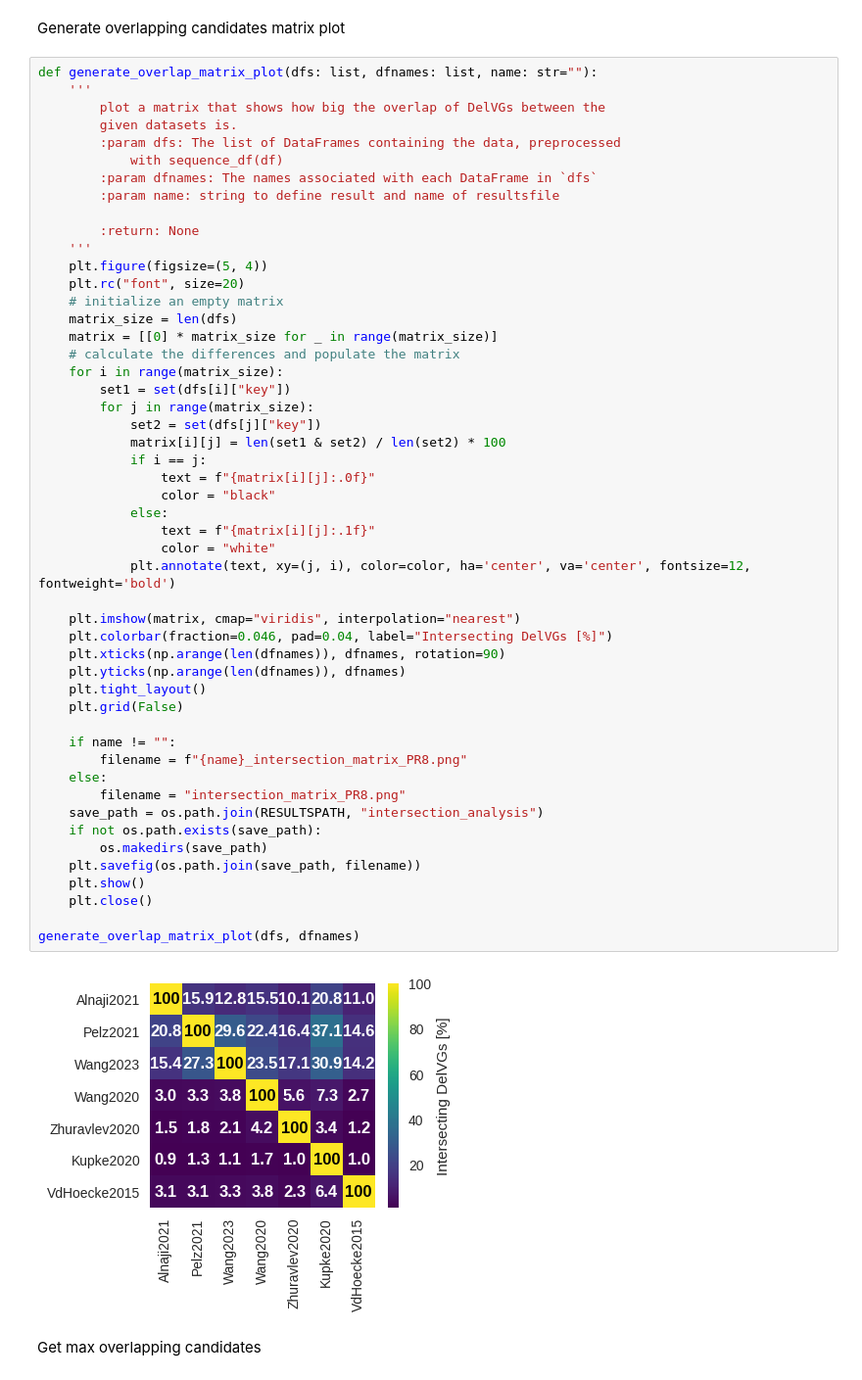
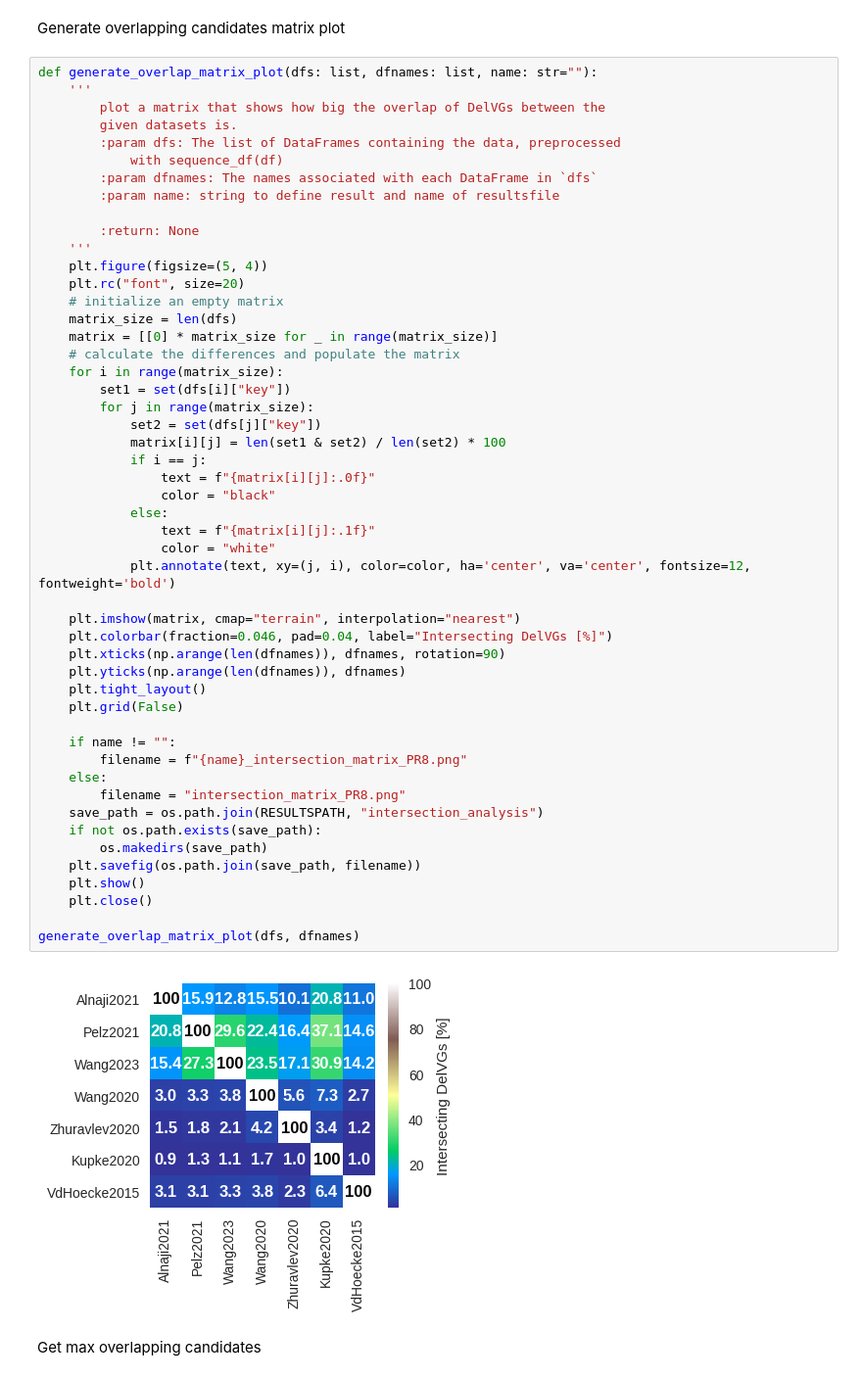
Before and after one commit to viraidip/DIP_meta-study, a Jupyter notebook: src/intersection_analysis/intersection_analysis.ipynb, the cells around one changed output. Shown at 98% size. Drawn from its saved outputs; the diff is of its cells as text.

Commit message:
Updates for image quality

```diff
--- a/src/intersection_analysis/intersection_analysis.ipynb
+++ b/src/intersection_analysis/intersection_analysis.ipynb
@@ -84,35 +84,35 @@ def generate_overlap_matrix_plot(dfs: list, dfnames: list, name: str=""):
         for j in range(matrix_size):
             set2 = set(dfs[j]["key"])
             matrix[i][j] = len(set1 & set2) / len(set2) * 100
             if i == j:
                 text = f"{matrix[i][j]:.0f}"
                 color = "black"
             else:
                 text = f"{matrix[i][j]:.1f}"
                 color = "white"
             plt.annotate(text, xy=(j, i), color=color, ha='center', va='center', fontsize=12, fontweight='bold')
 
-    plt.imshow(matrix, cmap="viridis", interpolation="nearest")
+    plt.imshow(matrix, cmap="terrain", interpolation="nearest")
     plt.colorbar(fraction=0.046, pad=0.04, label="Intersecting DelVGs [%]")
     plt.xticks(np.arange(len(dfnames)), dfnames, rotation=90)
     plt.yticks(np.arange(len(dfnames)), dfnames)
     plt.tight_layout()
     plt.grid(False)
 
     if name != "":
         filename = f"{name}_intersection_matrix_PR8.png"
     else:
         filename = "intersection_matrix_PR8.png"
     save_path = os.path.join(RESULTSPATH, "intersection_analysis")
     if not os.path.exists(save_path):
         os.makedirs(save_path)
     plt.savefig(os.path.join(save_path, filename))
     plt.show()
     plt.close()
 
 generate_overlap_matrix_plot(dfs, dfnames)
 # %% [output]
-[figure, old version]
+[figure, new version]
 # %% [markdown]
 Get max overlapping candidates
 # %%
```
Also changed, not shown: parts of 2 cells of this notebook, 3 other files.
